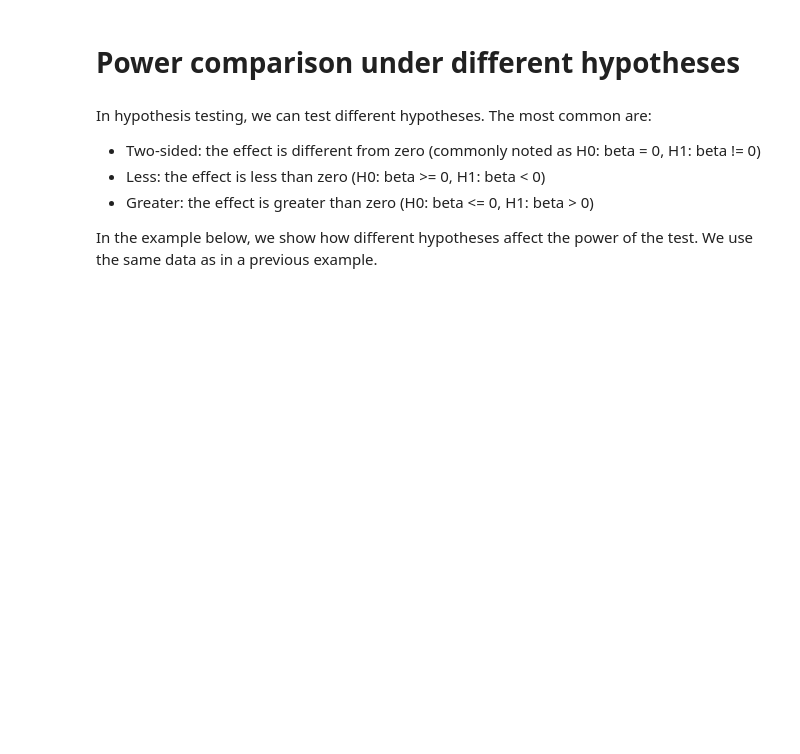
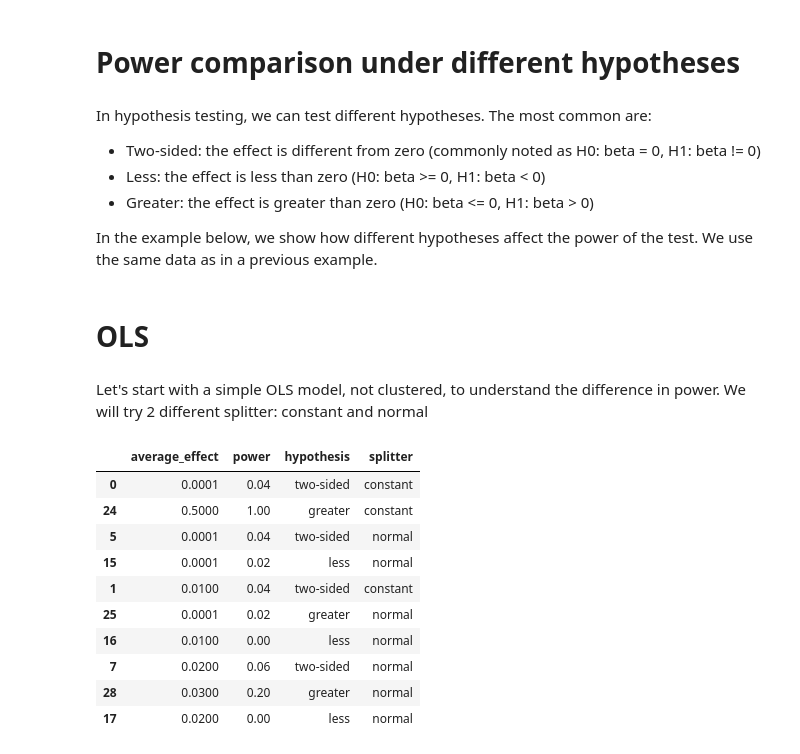
Before and after one commit to david26694/cluster-experiments, a Jupyter notebook: docs/analysis_with_different_hypothesis.ipynb, the cells around one changed output. Drawn from its saved outputs; the diff is of its cells as text; code cells hidden in the pictures; blank space fills up the shorter version.

```diff
--- a/docs/analysis_with_different_hypothesis.ipynb
+++ b/docs/analysis_with_different_hypothesis.ipynb
@@ -27,3 +28,7 @@ df = pd.DataFrame(
         "date": np.random.choice(dates, size=N),
     }
 )
+# %% [markdown]
+# OLS
+# %% [markdown]
+Let's start with a simple OLS model, not clustered, to understand the difference in power. We will try 2 different splitter: constant and normal
@@ -29,0 +62,14 @@ df = pd.DataFrame(
+# %%
+final_df.sample(10)
+# %% [output]
+|  | average_effect | power | hypothesis | splitter |
+| 0 | 0.0001 | 0.04 | two-sided | constant |
+| 24 | 0.5000 | 1.00 | greater | constant |
+| 5 | 0.0001 | 0.04 | two-sided | normal |
+| 15 | 0.0001 | 0.02 | less | normal |
+| 1 | 0.0100 | 0.04 | two-sided | constant |
+| 25 | 0.0001 | 0.02 | greater | normal |
+| 16 | 0.0100 | 0.00 | less | normal |
+| 7 | 0.0200 | 0.06 | two-sided | normal |
+| 28 | 0.0300 | 0.20 | greater | normal |
+| 17 | 0.0200 | 0.00 | less | normal |
```
Also changed, not shown: parts of 13 cells of this notebook, 1 other file.
